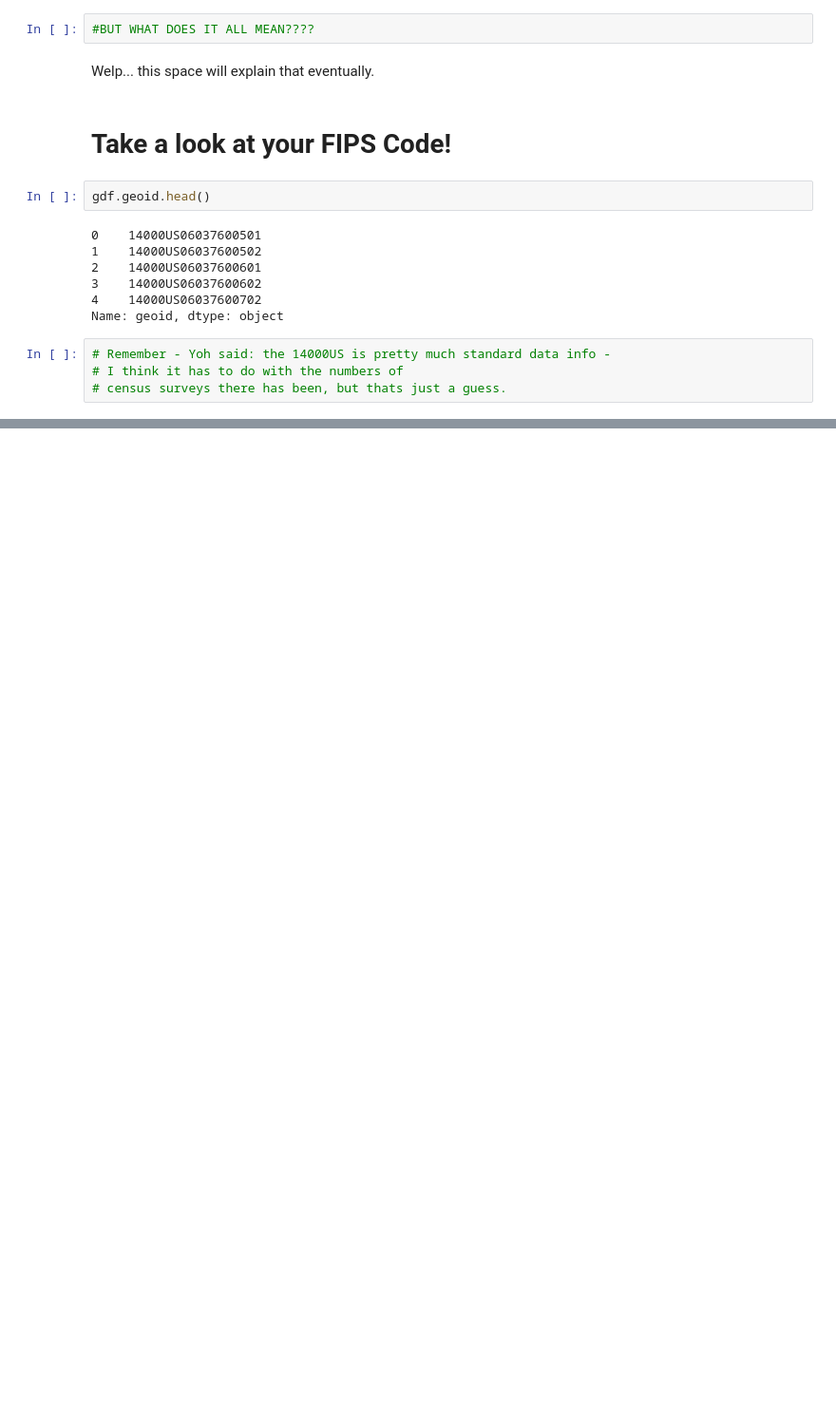
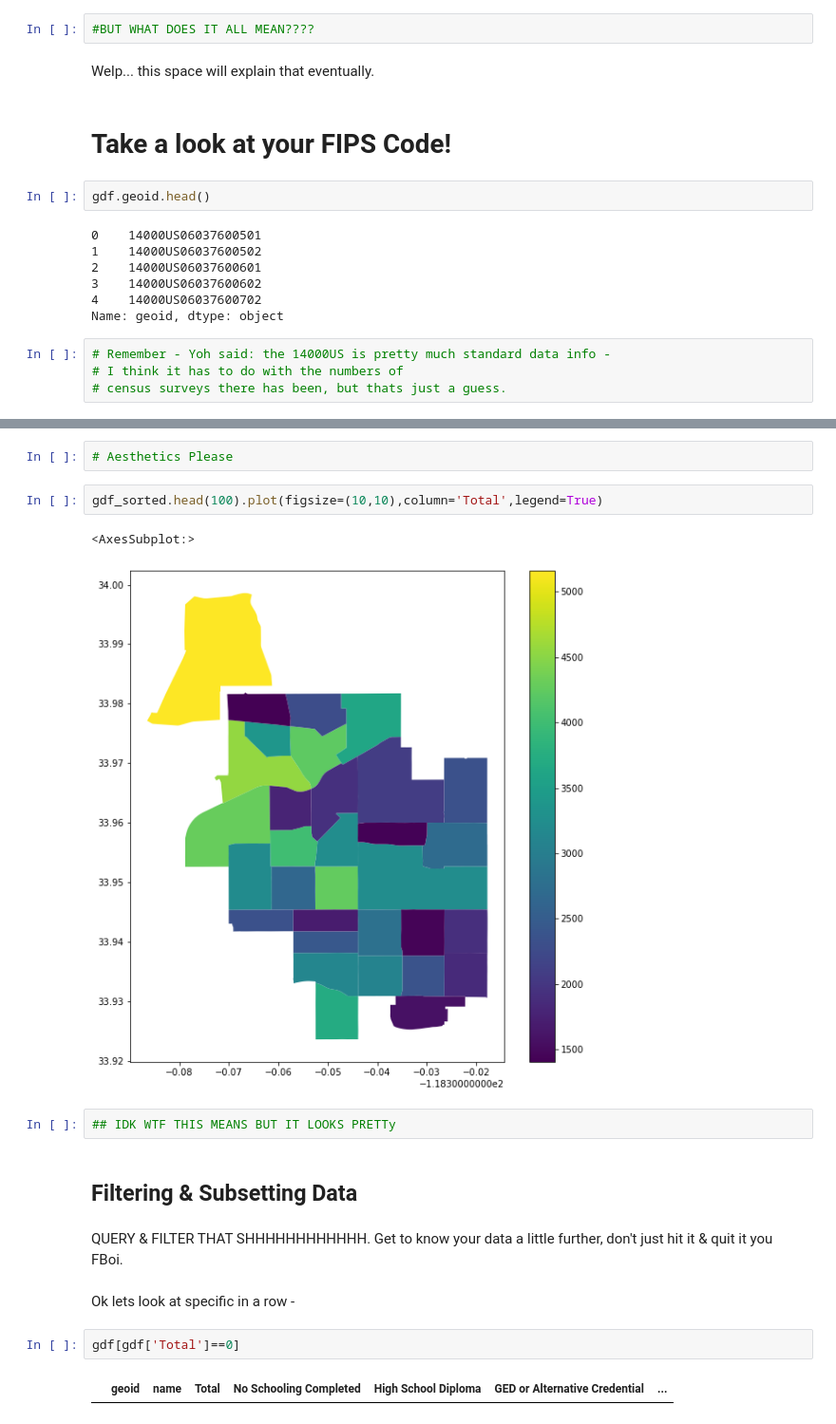
Before and after one commit to cruzluisdaniel/up206a-Luis, a Jupyter notebook: Week 03/Week 3 Homework.ipynb, the cells around one changed output, grey strips where cells are left out. Shown at 95% size. Cells and saved outputs as stored; diff of their text form; blank space fills up the shorter version.

```diff
--- a/Week 03/Week 3 Homework.ipynb
+++ b/Week 03/Week 3 Homework.ipynb
@@ -100,0 +309,20 @@ Name: geoid, dtype: object
+# %%
+# Aesthetics Please
+# %%
+gdf_sorted.head(100).plot(figsize=(10,10),column='Total',legend=True)
+# %% [output]
+<AxesSubplot:>
+[figure, added]
+# %%
+## IDK WTF THIS MEANS BUT IT LOOKS PRETTy
+# %% [markdown]
+## Filtering & Subsetting Data
+# %% [markdown]
+QUERY & FILTER THAT SHHHHHHHHHHHH.
+  Get to know your data a little further, don't just hit it & quit it you FBoi.
+# %% [markdown]
+Ok lets look at specific in a row -
+# %%
+gdf[gdf['Total']==0]
+# %% [output]
+|  | geoid | name | Total | No Schooling Completed | High School Diploma | GED or Alternative Credential | ... |
```
Also changed, not shown: parts of 80 cells of this notebook, 2 other files.
